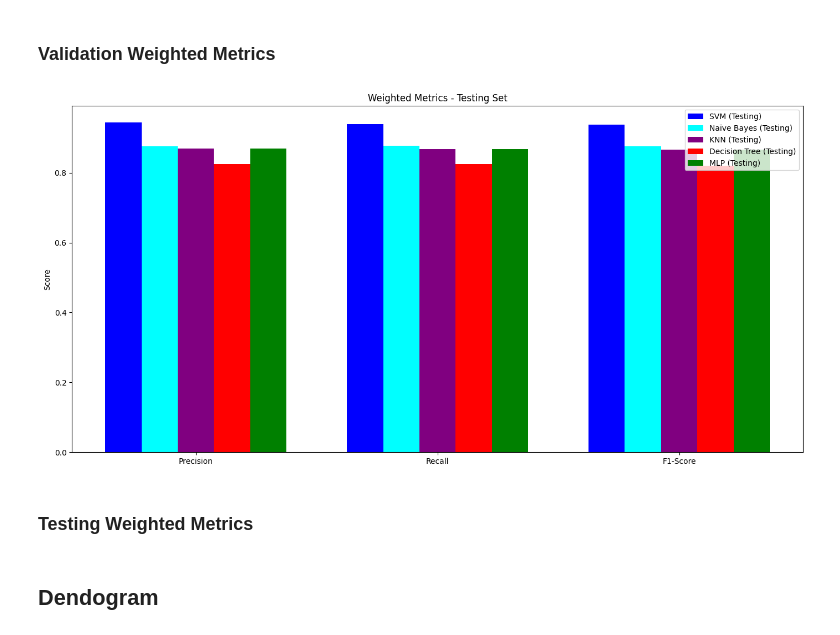
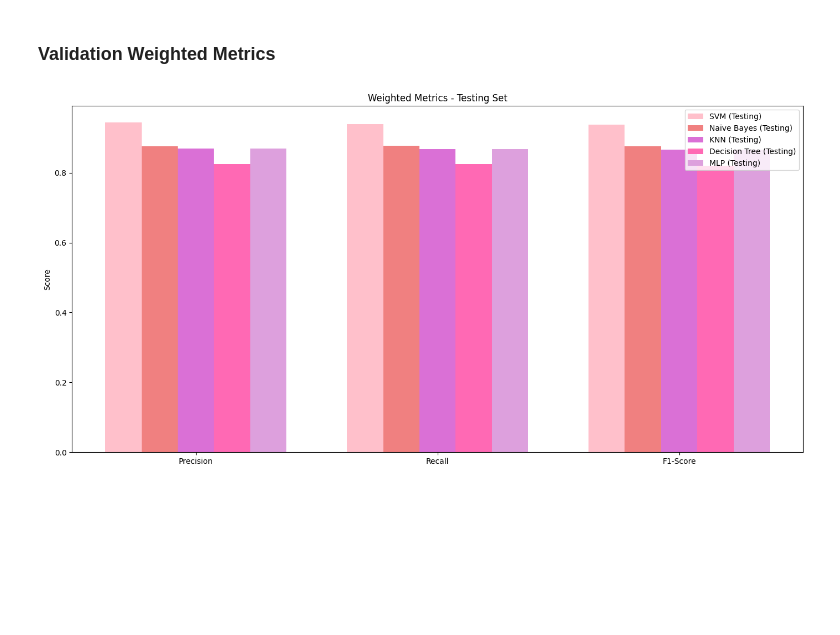
Before and after one commit to Malak0277/Breast-Cancer-Types-Prediction, a Jupyter notebook: Breast_Cancer_Model_Development_2.ipynb, the cells around one changed output. Cells and saved outputs as stored; diff of their text form; code cells hidden in the pictures; blank space fills up the shorter version.

```diff
--- a/Breast_Cancer_Model_Development_2.ipynb
+++ b/Breast_Cancer_Model_Development_2.ipynb
@@ -845,23 +845,21 @@ mlp_test_metrics = [report_test_MLP["weighted avg"][metric] for metric in metric
 # %%
 
 # Plotting
 plt.figure(figsize=(14, 7))
 x_offset = [-2, -1, 0, 1, 2]  # Adjusted x offsets for 5 models
-colors = ["blue", "cyan", "purple", "red", "green"]  # Added color for MLP
+colors = ["pink", "lightcoral", "orchid", "hotpink", "plum"]   # Added color for MLP
 labels = ["SVM (Testing)", "Naïve Bayes (Testing)", "KNN (Testing)", "Decision Tree (Testing)", "MLP (Testing)"]
 all_metrics = [svm_test_metrics, nb_test_metrics, knn_test_metrics, dt_test_metrics, mlp_test_metrics]
 
 # Bar plot for each model
 for offset, metrics, color, label in zip(x_offset, all_metrics, colors, labels):
     plt.bar(x + offset * width, metrics, width, label=label, color=color)
 
 plt.ylabel("Score")
 plt.title("Weighted Metrics - Testing Set")
 plt.xticks(x, x_labels)
 plt.legend(loc="best")
 plt.tight_layout()
 plt.show()
 # %% [output]
-[figure, old version]
+[figure, new version]
-# %% [markdown]
-### Testing Weighted Metrics
@@ -893,2 +865,0 @@ plt.show()
-# %% [markdown]
-## Dendogram
```
Also changed, not shown: parts of 31 cells of this notebook.
